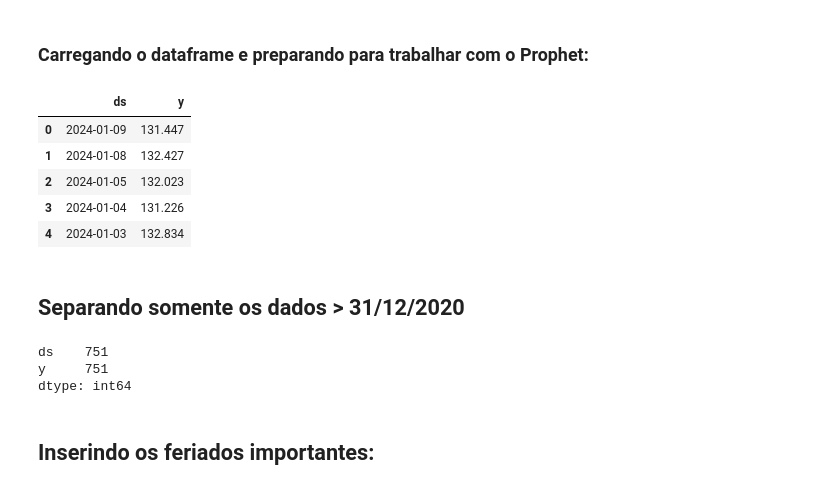
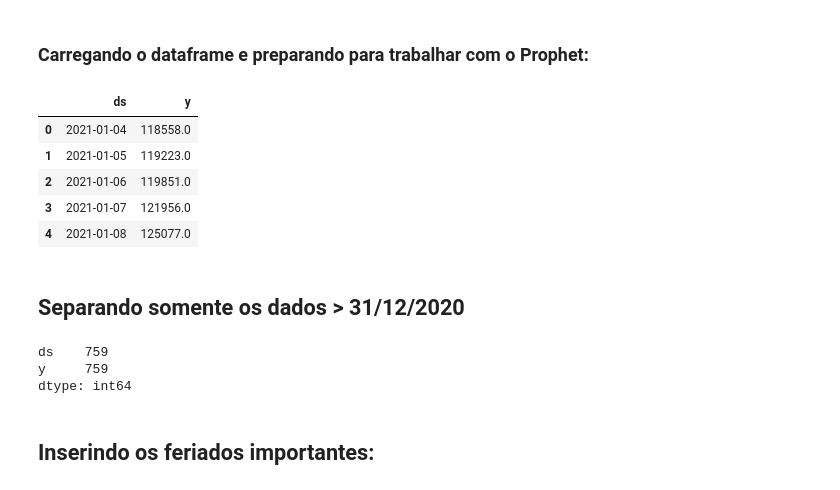
Before and after one commit to alexandre-guerra/Analise-IBOV, a Jupyter notebook: prophet.ipynb, the cells around one changed output. Drawn from its saved outputs; the diff is of its cells as text; code cells hidden in the pictures.

```diff
--- a/prophet.ipynb
+++ b/prophet.ipynb
@@ -15,3 +8,9 @@ import utils
 from prophet import Prophet
 from prophet.plot import plot_plotly, plot_components_plotly
 from prophet.diagnostics import cross_validation
+# %%
+
+end_data = datetime.today().strftime('%Y-%m-%d')
+df = yf.download("^BVSP", start="2021-01-01", end=end_data, progress=False)
+df.reset_index(inplace=True)
+df
@@ -18,18 +31,18 @@ from prophet.diagnostics import cross_validation
 # %% [markdown]
 ### Carregando o dataframe e preparando para trabalhar com o Prophet:
 # %%
-df = pd.read_csv('./Ibovespa.csv')
-df = df[['Data', 'Último']]
-df.rename(columns={'Data':'ds','Último':'y'},inplace=True)
+#df = pd.read_csv('./Ibovespa.csv')
+df = df[['Date', 'Close']]
+df.rename(columns={'Date':'ds','Close':'y'},inplace=True)
 df['ds'] = pd.to_datetime(df['ds'], format='%d.%m.%Y')
 df.head()
 # %% [output]
 |  | ds | y |
-| 0 | 2024-01-09 | 131.447 |
-| 1 | 2024-01-08 | 132.427 |
-| 2 | 2024-01-05 | 132.023 |
-| 3 | 2024-01-04 | 131.226 |
-| 4 | 2024-01-03 | 132.834 |
+| 0 | 2021-01-04 | 118558.0 |
+| 1 | 2021-01-05 | 119223.0 |
+| 2 | 2021-01-06 | 119851.0 |
+| 3 | 2021-01-07 | 121956.0 |
+| 4 | 2021-01-08 | 125077.0 |
 # %% [markdown]
 ## Separando somente os dados > 31/12/2020
 # %%
@@ -37,8 +50,8 @@ df = df[df['ds'] > '2020-12-31']
 # %%
 df.count()
 # %% [output]
-ds    751
-y     751
+ds    759
+y     759
 dtype: int64
 # %% [markdown]
 ## Inserindo os feriados importantes:
```
Also changed, not shown: parts of 11 cells of this notebook.
